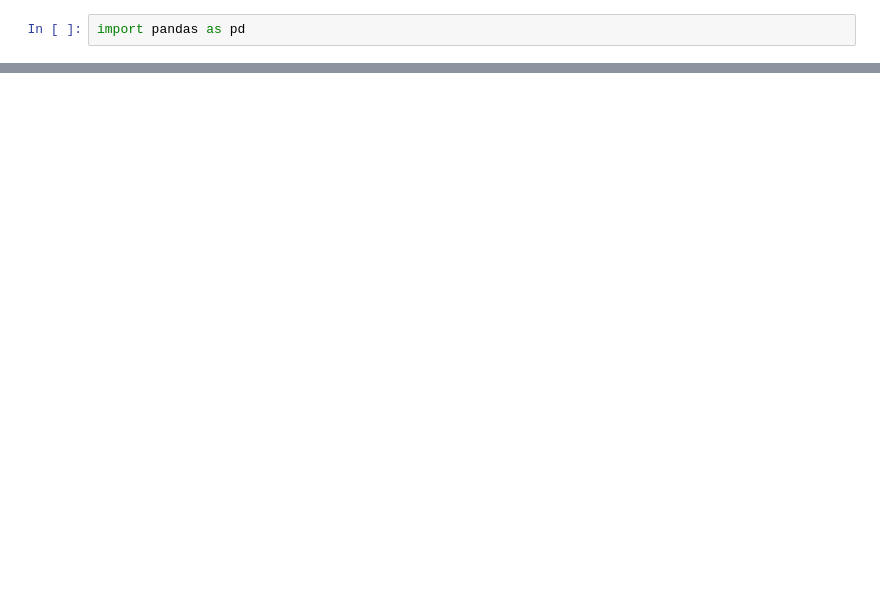
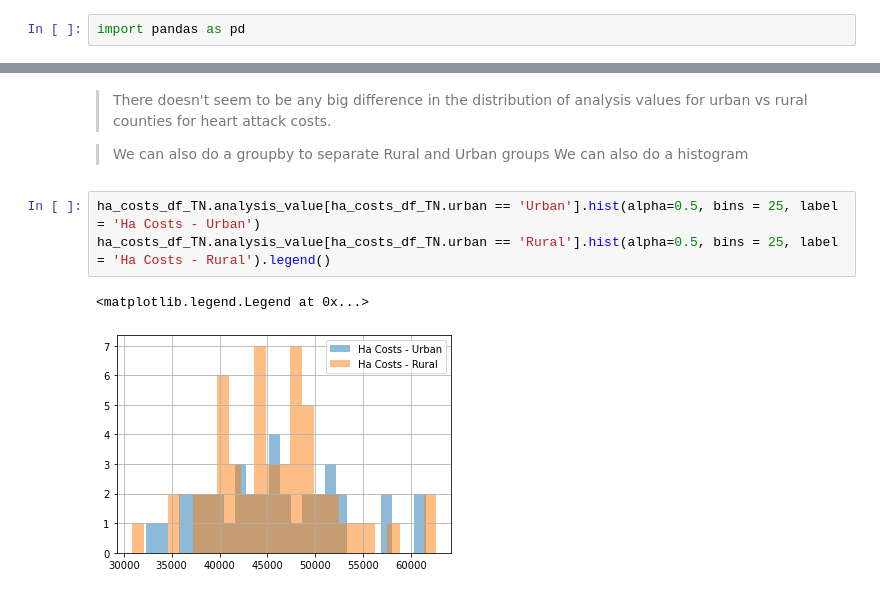
Before and after one commit to trinhlt2/data-science-essentials-3, a Jupyter notebook: notebooks/tn_med_helper_exploratory.ipynb, the cells around one changed output, grey strips where cells are left out. Cells and saved outputs as stored; diff of their text form; blank space fills up the shorter version.

```diff
--- a/notebooks/tn_med_helper_exploratory.ipynb
+++ b/notebooks/tn_med_helper_exploratory.ipynb
@@ -176,0 +233,11 @@ income_df_TN.to_csv('')
+# %% [markdown]
+> There doesn't seem to be any big difference in the distribution of analysis values for urban vs rural counties for heart attack costs.
+
+> We can also do a groupby to separate Rural and Urban groups
+> We can also do a histogram
+# %%
+ha_costs_df_TN.analysis_value[ha_costs_df_TN.urban == 'Urban'].hist(alpha=0.5, bins = 25, label = 'Ha Costs - Urban')
+ha_costs_df_TN.analysis_value[ha_costs_df_TN.urban == 'Rural'].hist(alpha=0.5, bins = 25, label = 'Ha Costs - Rural').legend()
+# %% [output]
+<matplotlib.legend.Legend at 0x...>
+[figure, added]
```
Also changed, not shown: parts of 104 cells of this notebook, 5 other files.
